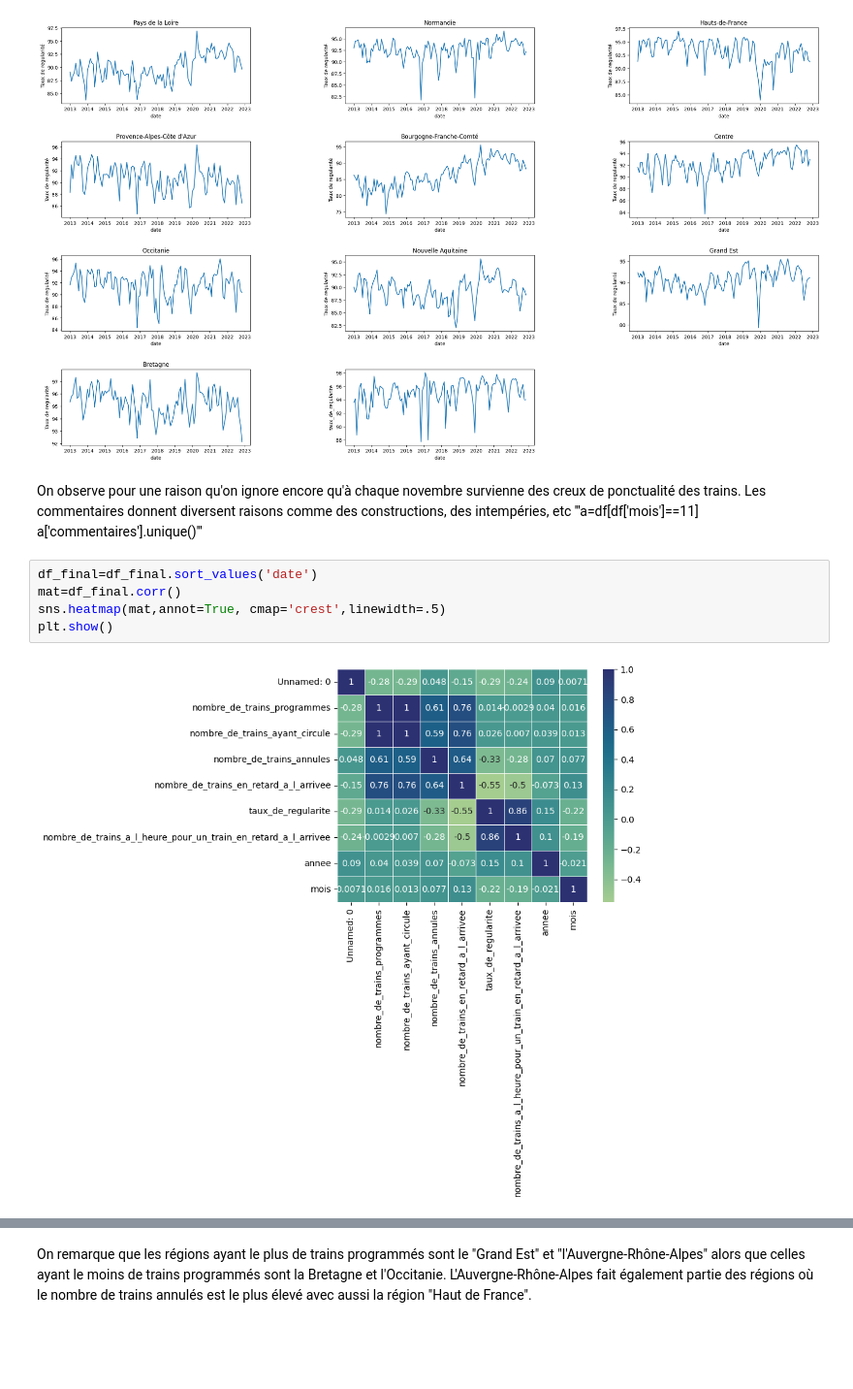
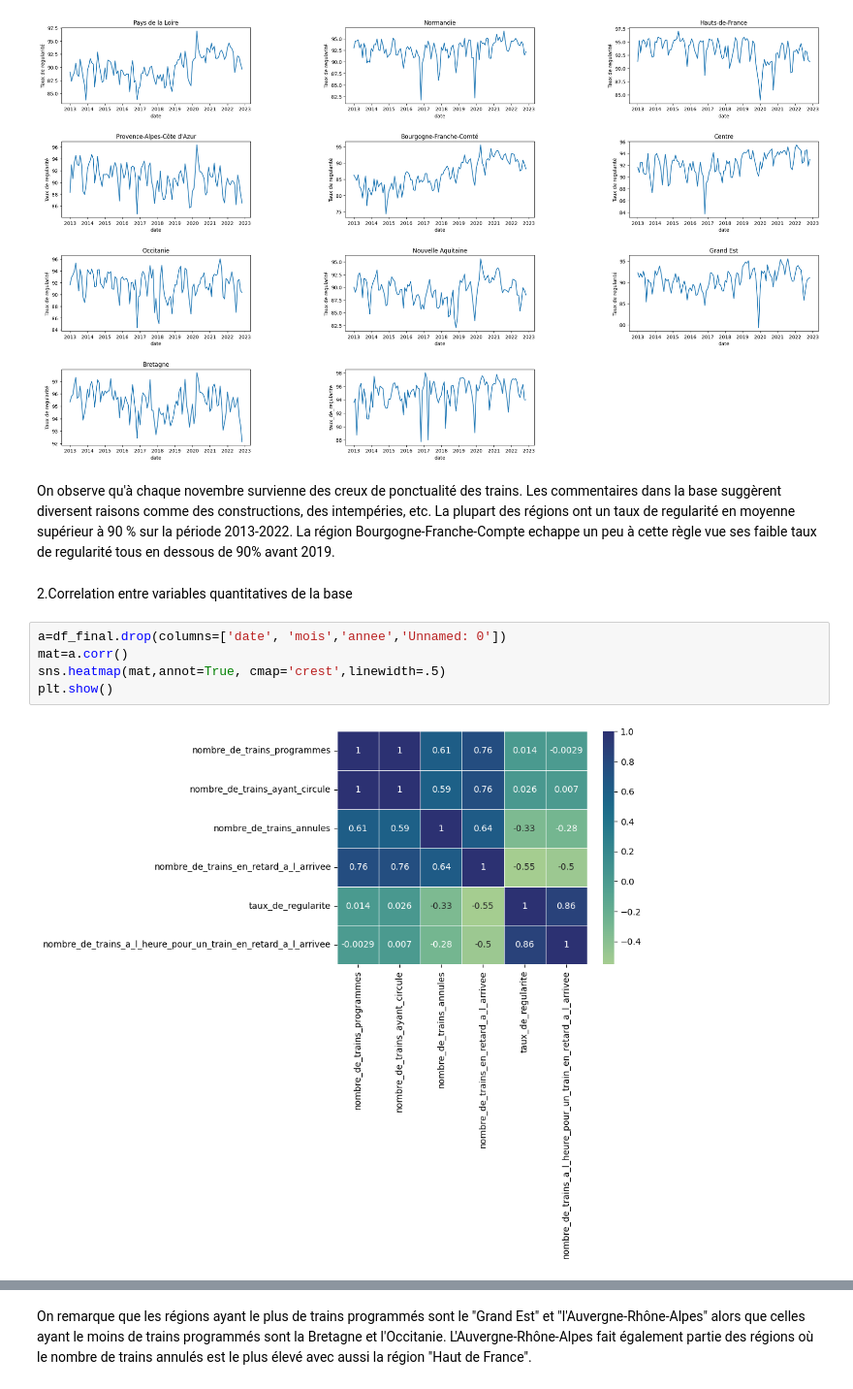
Before and after one commit to gbiaou/Projet_Python_SNCF, a Jupyter notebook: Analyse_descriptive_Regularite.ipynb, the cells around one changed output, grey strips where cells are left out. Shown at 97% size. Drawn from its saved outputs; the diff is of its cells as text; blank space fills up the shorter version.

Commit message:
Visualisation sur la régularité

```diff
--- a/Analyse_descriptive_Regularite.ipynb
+++ b/Analyse_descriptive_Regularite.ipynb
@@ -24,15 +24,16 @@ for i, region in enumerate(list_regions_final):
     sns.lineplot(x="date", y="taux_de_regularite", data=df_region_i)
 # %% [output]
 [figure]
-# %% [markdown]
-On observe pour une raison qu'on ignore encore qu'à chaque novembre survienne des creux de ponctualité des trains. Les commentaires donnent diversent raisons comme des constructions, des intempéries, etc
-'''a=df[df['mois']==11]
-a['commentaires'].unique()'''
+# %% [markdown]
+On observe qu'à chaque novembre survienne des creux de ponctualité des trains. Les commentaires dans la base suggèrent diversent raisons comme des constructions, des intempéries, etc.
+La plupart des régions ont un taux de regularité en moyenne supérieur à 90 % sur la période 2013-2022. La région Bourgogne-Franche-Compte echappe un peu à cette règle vue ses faible taux de regularité tous en dessous de 90% avant 2019.
+# %% [markdown]
+2.Correlation entre variables quantitatives de la base
 # %%
-df_final=df_final.sort_values('date')
-mat=df_final.corr()
+a=df_final.drop(columns=['date', 'mois','annee','Unnamed: 0'])
+mat=a.corr()
 sns.heatmap(mat,annot=True, cmap='crest',linewidth=.5)
 plt.show()
 # %% [output]
-[figure, old version]
+[figure, new version]
 # %% [markdown]
```
Also changed, not shown: parts of 2 cells of this notebook.
